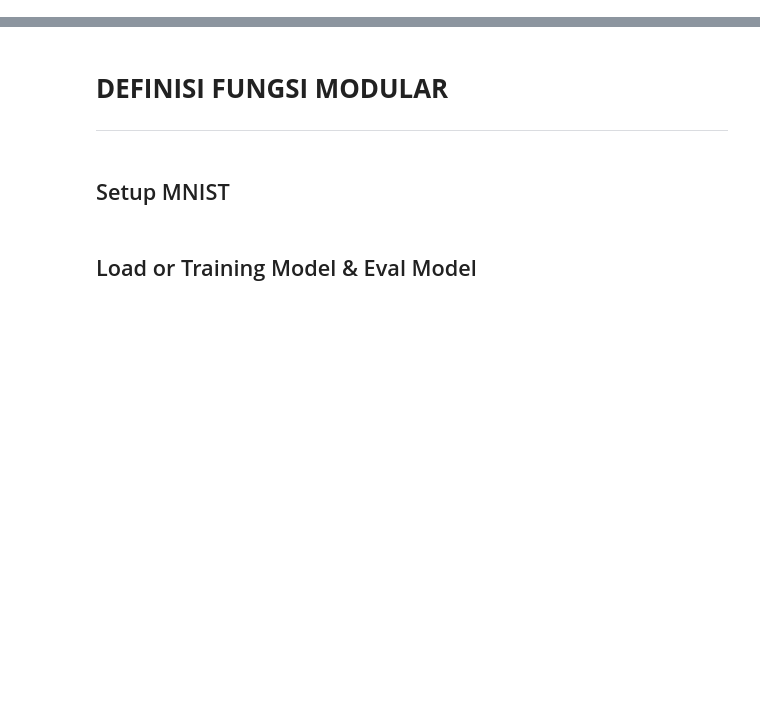
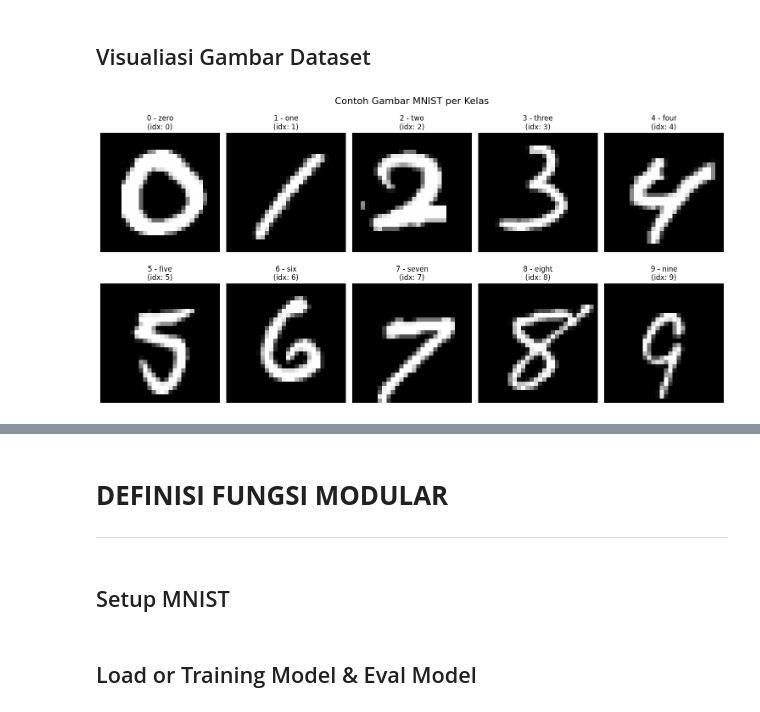
Before and after one commit to Wildan-bin/quantization-mnist, a Jupyter notebook: Modular Pipeline/Quantization_MNIST.ipynb, the cells around one changed output, grey strips where cells are left out. Cells and saved outputs as stored; diff of their text form; code cells hidden in the pictures; blank space fills up the shorter version.

```diff
--- a/Modular Pipeline/Quantization_MNIST.ipynb
+++ b/Modular Pipeline/Quantization_MNIST.ipynb
@@ -0,0 +74,24 @@
+# %%
+import numpy as np
+
+# train_set adalah Subset (hasil random_split) -> tidak punya .data / .targets.
+# Ambil data & label dari dataset asli, lalu pilih sesuai indeks Subset.
+base_dataset = train_set.dataset
+subset_indices = np.asarray(train_set.indices)
+images = base_dataset.data[subset_indices].numpy()
+labels = base_dataset.targets[subset_indices].numpy()
+
+# 3. Ratakan (flatten) gambar 2D (28x28) menjadi array 1D (784 piksel)
+# Menggunakan -1 otomatis mendeteksi jumlah total baris (50,000)
+X_flattened = images.reshape(images.shape[0], -1)
+
+# 4. Masukkan ke dalam Pandas DataFrame
+df = pd.DataFrame(X_flattened)
+df.info()
+
+# 5. Tambahkan kolom label ke dalam DataFrame agar data lengkap
+df['label'] = labels
+
+# Intip hasil data
+print(f"Ukuran DataFrame: {df.shape}")
+print(df.head(10))
@@ -0,0 +206,23 @@
+# %% [markdown]
+## Visualiasi Gambar Dataset
+# %%
+fig, axes = plt.subplots(2, 5, figsize=(15, 8))
+fig.suptitle('Contoh Gambar MNIST per Kelas', fontsize=16)
+
+for idx, class_name in enumerate(class_names):
+    # Ambil satu gambar pertama dari setiap kelas
+    class_indices = np.where(labels == idx)[0]
+    sample_idx = class_indices[0]
+
+    row = idx // 5
+    col = idx % 5
+
+    # Tampilkan gambar
+    axes[row, col].imshow(images[sample_idx], cmap='gray')
+    axes[row, col].set_title(f'{class_name}\n(idx: {idx})')
+    axes[row, col].axis('off')
+
+plt.tight_layout()
+plt.show()
+# %% [output]
+[figure, added]
```
Also changed, not shown: parts of 22 cells of this notebook, 12 other files.
